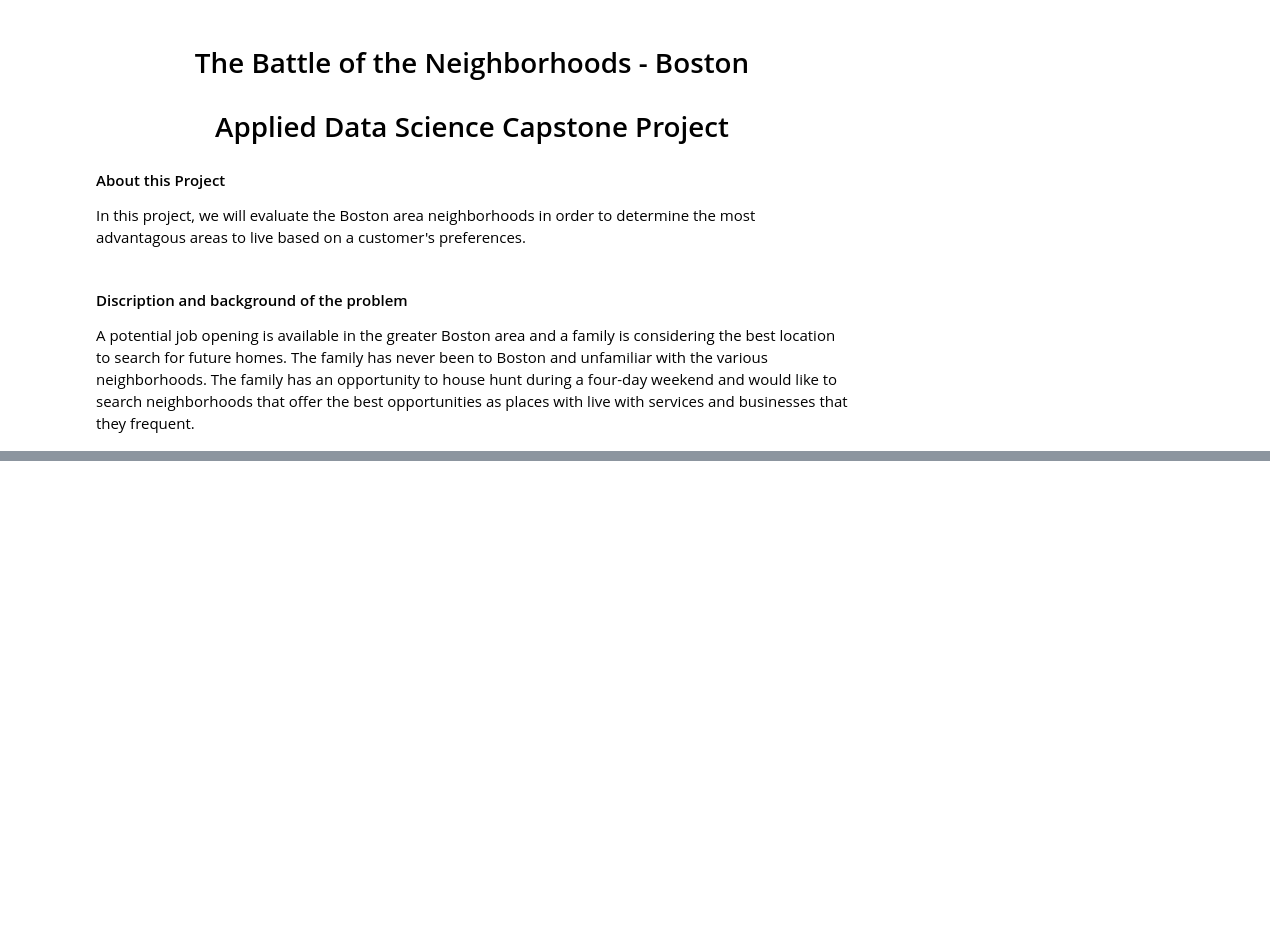
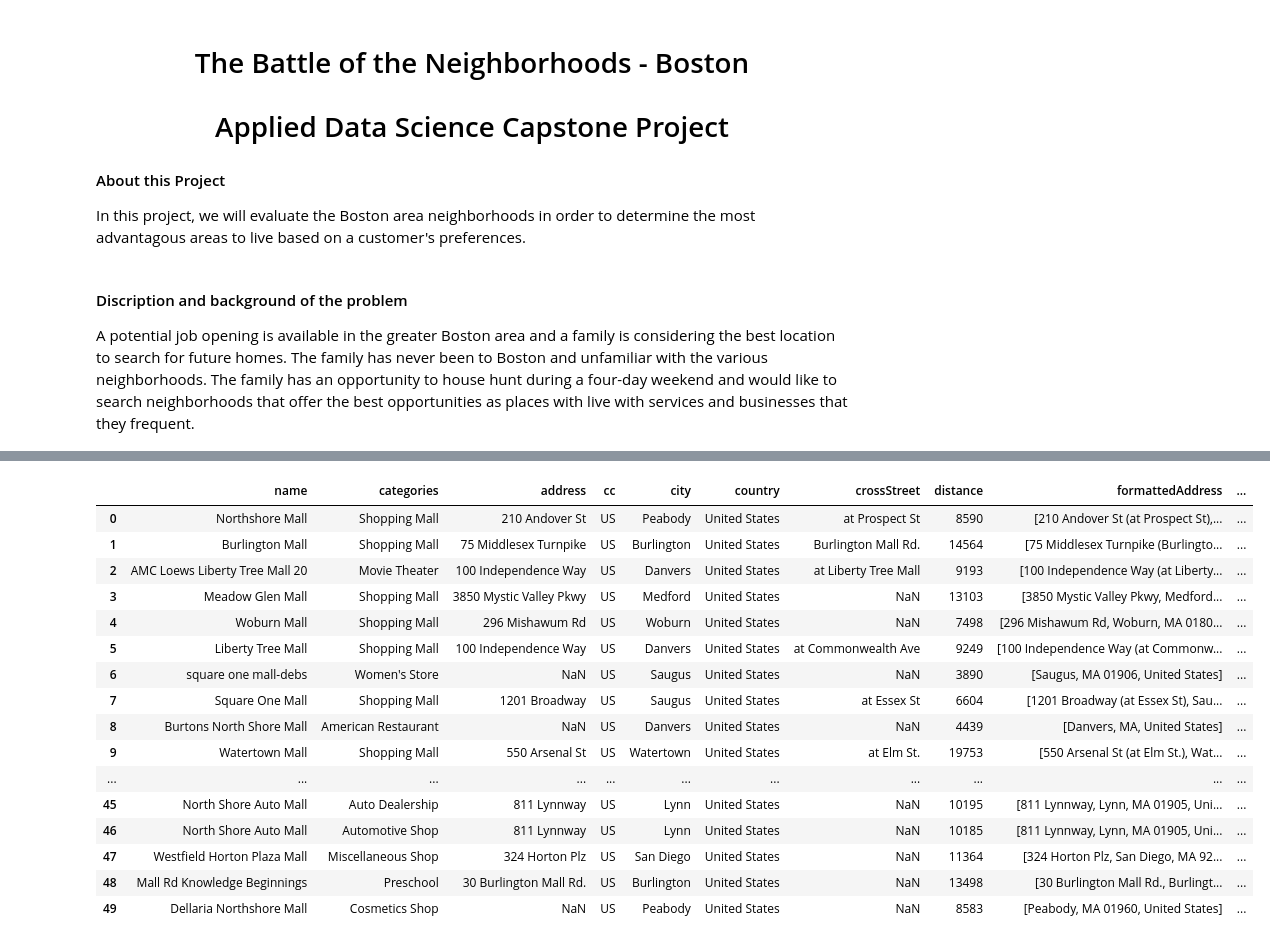
Before and after one commit to reidwebber/Coursera_Capstone, a Jupyter notebook: The Battle of the Neighborhoods - Boston.ipynb, the cells around one changed output, grey strips where cells are left out. Cells and saved outputs as stored; diff of their text form; code cells hidden in the pictures; blank space fills up the shorter version.

```diff
--- a/The Battle of the Neighborhoods - Boston.ipynb
+++ b/The Battle of the Neighborhoods - Boston.ipynb
@@ -15,0 +433,22 @@ The family has a number of store preferences and would like to exam the types of
+# %%
+#create a list of shopping malls
+malls = dataframe_filtered
+malls
+# %% [output]
+|  | name | categories | address | cc | city | country | crossStreet | distance | formattedAddress | ... |
+| 0 | Northshore Mall | Shopping Mall | 210 Andover St | US | Peabody | United States | at Prospect St | 8590 | [210 Andover St (at Prospect St),... | ... |
+| 1 | Burlington Mall | Shopping Mall | 75 Middlesex Turnpike | US | Burlington | United States | Burlington Mall Rd. | 14564 | [75 Middlesex Turnpike (Burlingto... | ... |
+| 2 | AMC Loews Liberty Tree Mall 20 | Movie Theater | 100 Independence Way | US | Danvers | United States | at Liberty Tree Mall | 9193 | [100 Independence Way (at Liberty... | ... |
+| 3 | Meadow Glen Mall | Shopping Mall | 3850 Mystic Valley Pkwy | US | Medford | United States | NaN | 13103 | [3850 Mystic Valley Pkwy, Medford... | ... |
+| 4 | Woburn Mall | Shopping Mall | 296 Mishawum Rd | US | Woburn | United States | NaN | 7498 | [296 Mishawum Rd, Woburn, MA 0180... | ... |
+| 5 | Liberty Tree Mall | Shopping Mall | 100 Independence Way | US | Danvers | United States | at Commonwealth Ave | 9249 | [100 Independence Way (at Commonw... | ... |
+| 6 | square one mall-debs | Women's Store | NaN | US | Saugus | United States | NaN | 3890 | [Saugus, MA 01906, United States] | ... |
+| 7 | Square One Mall | Shopping Mall | 1201 Broadway | US | Saugus | United States | at Essex St | 6604 | [1201 Broadway (at Essex St), Sau... | ... |
+| 8 | Burtons North Shore Mall | American Restaurant | NaN | US | Danvers | United States | NaN | 4439 | [Danvers, MA, United States] | ... |
+| 9 | Watertown Mall | Shopping Mall | 550 Arsenal St | US | Watertown | United States | at Elm St. | 19753 | [550 Arsenal St (at Elm St.), Wat... | ... |
+| ... | ... | ... | ... | ... | ... | ... | ... | ... | ... | ... |
+| 45 | North Shore Auto Mall | Auto Dealership | 811 Lynnway | US | Lynn | United States | NaN | 10195 | [811 Lynnway, Lynn, MA 01905, Uni... | ... |
+| 46 | North Shore Auto Mall | Automotive Shop | 811 Lynnway | US | Lynn | United States | NaN | 10185 | [811 Lynnway, Lynn, MA 01905, Uni... | ... |
+| 47 | Westfield Horton Plaza Mall | Miscellaneous Shop | 324 Horton Plz | US | San Diego | United States | NaN | 11364 | [324 Horton Plz, San Diego, MA 92... | ... |
+| 48 | Mall Rd Knowledge Beginnings | Preschool | 30 Burlington Mall Rd. | US | Burlington | United States | NaN | 13498 | [30 Burlington Mall Rd., Burlingt... | ... |
+| 49 | Dellaria Northshore Mall | Cosmetics Shop | NaN | US | Peabody | United States | NaN | 8583 | [Peabody, MA 01960, United States] | ... |
```
Also changed, not shown: parts of 56 cells of this notebook.
